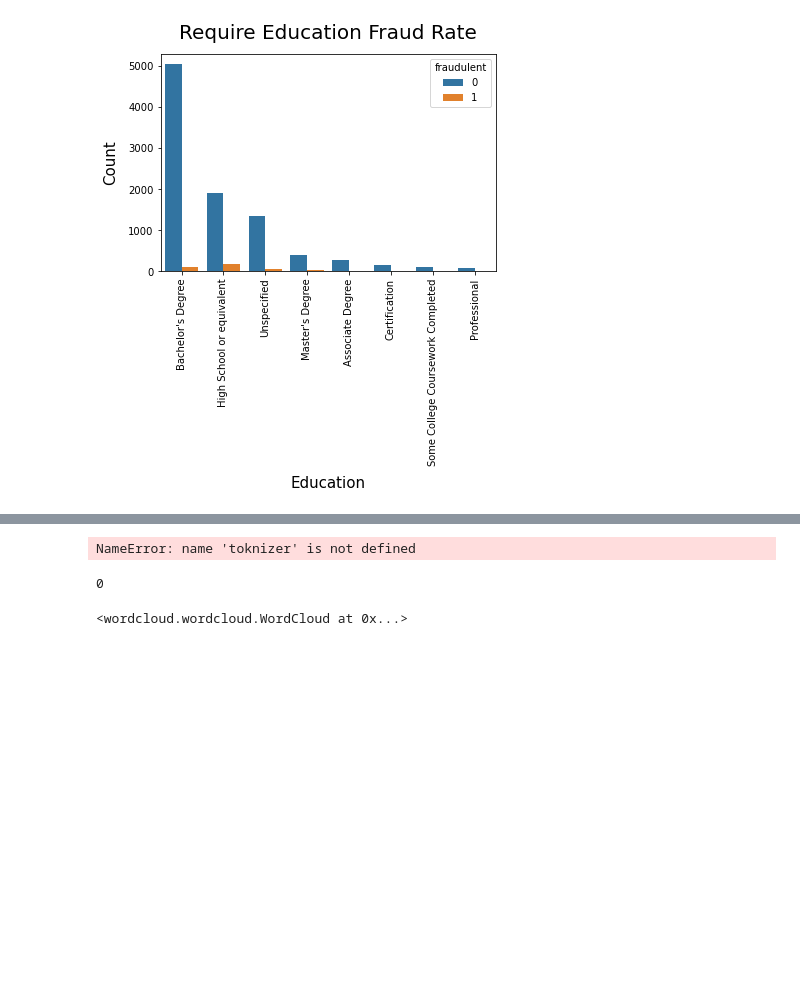
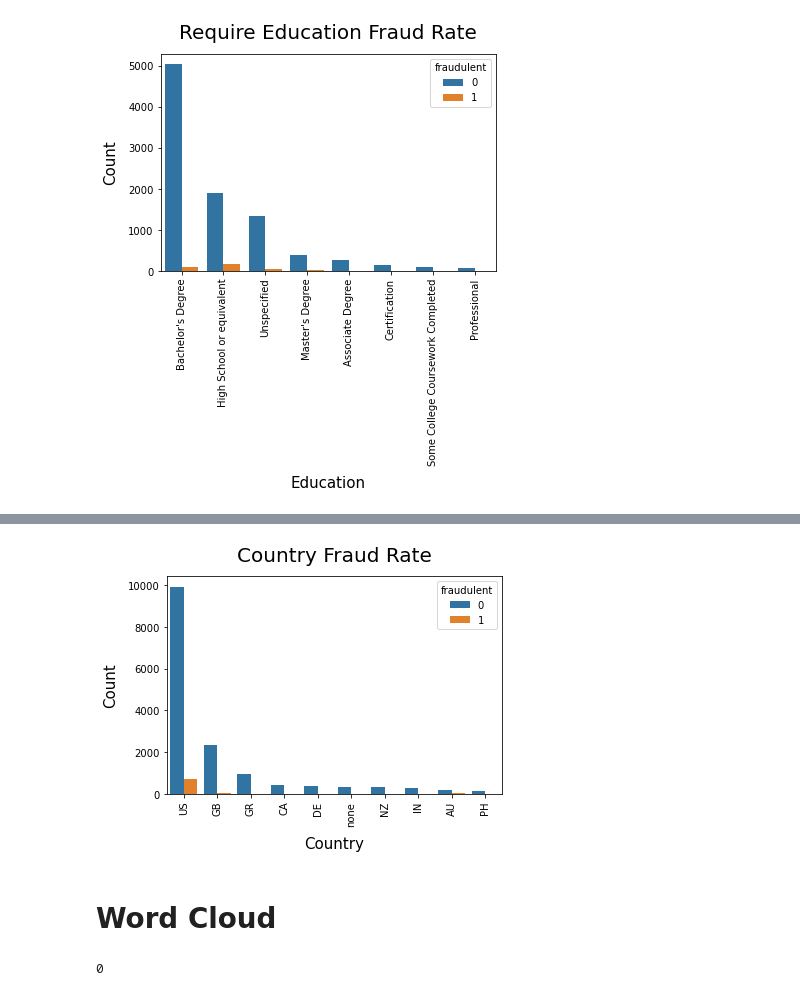
Before and after one commit to Ikyupark/Capstone-project, a Jupyter notebook: Uncleaned_Data_Analysis.ipynb, the cells around one changed output, grey strips where cells are left out. Cells and saved outputs as stored; diff of their text form; code cells hidden in the pictures; blank space fills up the shorter version.

```diff
--- a/Uncleaned_Data_Analysis.ipynb
+++ b/Uncleaned_Data_Analysis.ipynb
@@ -215,0 +247,3 @@ plt.show()
+# %%
+df2 = pd.read_csv('Resources/fake_job_postings_cleaned_v2.csv')
+df2.head()
@@ -216,8 +257,17 @@ plt.show()
+# %%
+sns.countplot(x=df2['Country'], data=df, hue="fraudulent",
+              order=df2['Country'].value_counts().iloc[:10].index)
+plt.xticks(rotation=90)
+plt.title('Country Fraud Rate', pad=15, size=20)
+plt.xlabel('Country',size=15, labelpad=10)
+plt.ylabel('Count',size=15, labelpad=10)
+plt.show()
+# %% [output]
+[figure, added]
+# %% [markdown]
+# Word Cloud
 # %%
-df['text']=df['company_profile']+' '+df['description']+' '+df['requirements']+' '+df['benefits']
-df['text']
-tokenizer = nltk.RegexpTokenizer(r"\w+")
-df['text'].isna().sum()
+df2['text']=df2['company_profile']+' '+df2['description']+' '+df2['requirements']+' '+df2['benefits']
+df2_fraud = df2[df['fraudulent'] == 1]
+df2_nonfraud = df2[df['fraudulent'] == 0]
-# %% [output]
-NameError: name 'toknizer' is not defined
 # %%
@@ -226,10 +276,2 @@ df['text'].isna().sum()
 # %% [output]
 0
-# %%
-text = df['text'].values
-wordcloud = WordCloud().generate(str(text))
-plt.imshow(wordcloud)
-plt.axis("off")
-plt.show()
-# %% [output]
-<wordcloud.wordcloud.WordCloud at 0x...>
```
Also changed, not shown: parts of 22 cells of this notebook, 1 other file.
